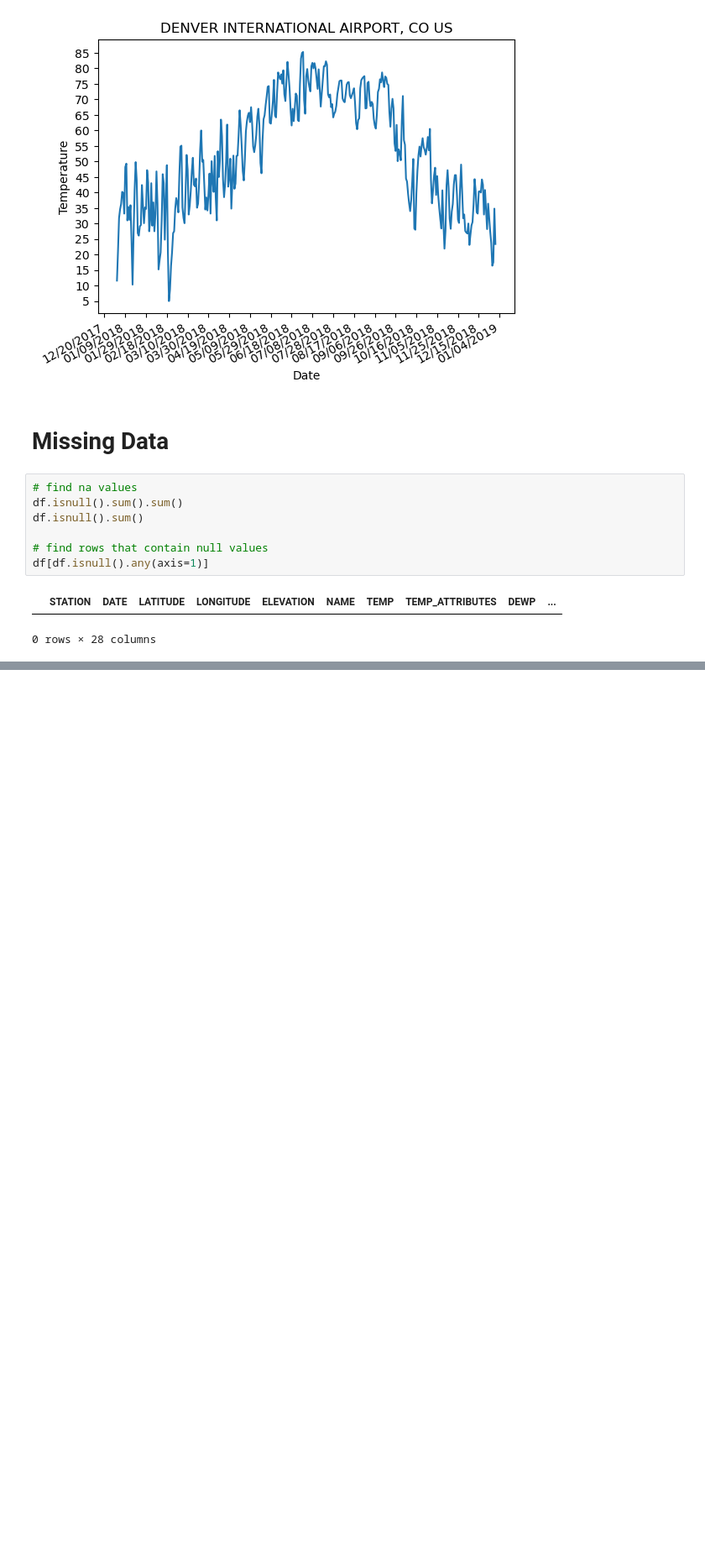
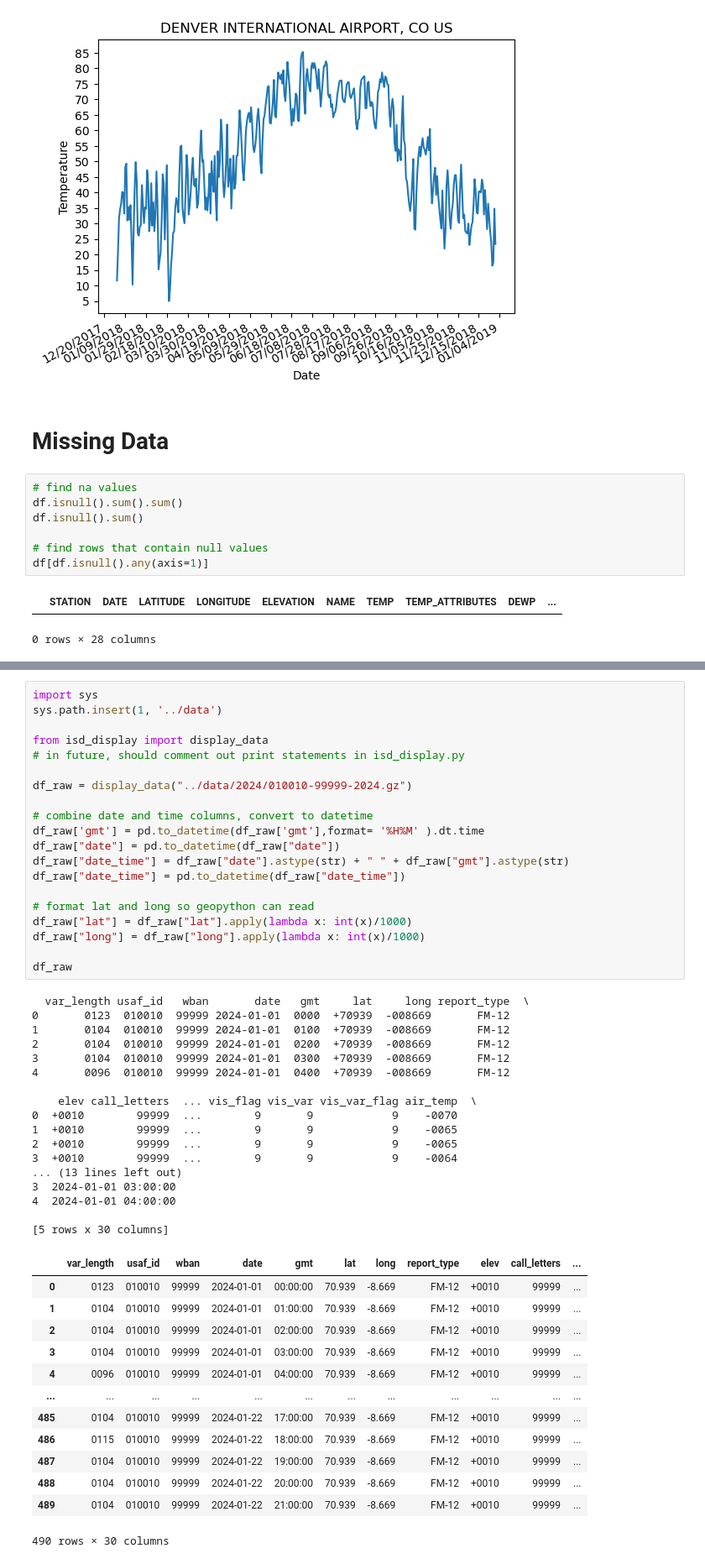
Before and after one commit to claire-hsieh/Geospatial-Analysis-and-Prediction, a Jupyter notebook: EDA/eda.ipynb, the cells around one changed output, grey strips where cells are left out. Shown at 84% size. Saved outputs shown, nothing was run; the diff lists cells and outputs as text; blank space fills up the shorter version.

```diff
--- a/EDA/eda.ipynb
+++ b/EDA/eda.ipynb
@@ -185,0 +55,51 @@ Request-Context appId=cid-v1:da002513-bd8b-4441-9f30-737944134422
+# %%
+import sys
+sys.path.insert(1, '../data')
+
+from isd_display import display_data
+# in future, should comment out print statements in isd_display.py
+
+df_raw = display_data("../data/2024/010010-99999-2024.gz")
+
+# combine date and time columns, convert to datetime
+df_raw['gmt'] = pd.to_datetime(df_raw['gmt'],format= '%H%M' ).dt.time
+df_raw["date"] = pd.to_datetime(df_raw["date"])
+df_raw["date_time"] = df_raw["date"].astype(str) + " " + df_raw["gmt"].astype(str)
+df_raw["date_time"] = pd.to_datetime(df_raw["date_time"])
+
+# format lat and long so geopython can read
+df_raw["lat"] = df_raw["lat"].apply(lambda x: int(x)/1000)
+df_raw["long"] = df_raw["long"].apply(lambda x: int(x)/1000)
+
+df_raw
+# %% [output]
+  var_length usaf_id   wban       date   gmt     lat     long report_type  \
+0       0123  010010  99999 2024-01-01  0000  +70939  -008669       FM-12
+1       0104  010010  99999 2024-01-01  0100  +70939  -008669       FM-12
+2       0104  010010  99999 2024-01-01  0200  +70939  -008669       FM-12
+3       0104  010010  99999 2024-01-01  0300  +70939  -008669       FM-12
+4       0096  010010  99999 2024-01-01  0400  +70939  -008669       FM-12
+
+    elev call_letters  ... vis_flag vis_var vis_var_flag air_temp  \
+0  +0010        99999  ...        9       9            9    -0070
+1  +0010        99999  ...        9       9            9    -0065
+2  +0010        99999  ...        9       9            9    -0065
+3  +0010        99999  ...        9       9            9    -0064
+... (13 lines left out)
+3  2024-01-01 03:00:00
+4  2024-01-01 04:00:00
+
+[5 rows x 30 columns]
+|  | var_length | usaf_id | wban | date | gmt | lat | long | report_type | elev | call_letters | ... |
+| 0 | 0123 | 010010 | 99999 | 2024-01-01 | 00:00:00 | 70.939 | -8.669 | FM-12 | +0010 | 99999 | ... |
+| 1 | 0104 | 010010 | 99999 | 2024-01-01 | 01:00:00 | 70.939 | -8.669 | FM-12 | +0010 | 99999 | ... |
+| 2 | 0104 | 010010 | 99999 | 2024-01-01 | 02:00:00 | 70.939 | -8.669 | FM-12 | +0010 | 99999 | ... |
+| 3 | 0104 | 010010 | 99999 | 2024-01-01 | 03:00:00 | 70.939 | -8.669 | FM-12 | +0010 | 99999 | ... |
+| 4 | 0096 | 010010 | 99999 | 2024-01-01 | 04:00:00 | 70.939 | -8.669 | FM-12 | +0010 | 99999 | ... |
+| ... | ... | ... | ... | ... | ... | ... | ... | ... | ... | ... | ... |
+| 485 | 0104 | 010010 | 99999 | 2024-01-22 | 17:00:00 | 70.939 | -8.669 | FM-12 | +0010 | 99999 | ... |
+| 486 | 0115 | 010010 | 99999 | 2024-01-22 | 18:00:00 | 70.939 | -8.669 | FM-12 | +0010 | 99999 | ... |
+| 487 | 0104 | 010010 | 99999 | 2024-01-22 | 19:00:00 | 70.939 | -8.669 | FM-12 | +0010 | 99999 | ... |
+| 488 | 0104 | 010010 | 99999 | 2024-01-22 | 20:00:00 | 70.939 | -8.669 | FM-12 | +0010 | 99999 | ... |
+| 489 | 0104 | 010010 | 99999 | 2024-01-22 | 21:00:00 | 70.939 | -8.669 | FM-12 | +0010 | 99999 | ... |
+490 rows × 30 columns
```
Also changed, not shown: parts of 14 cells of this notebook, 4 other files.
